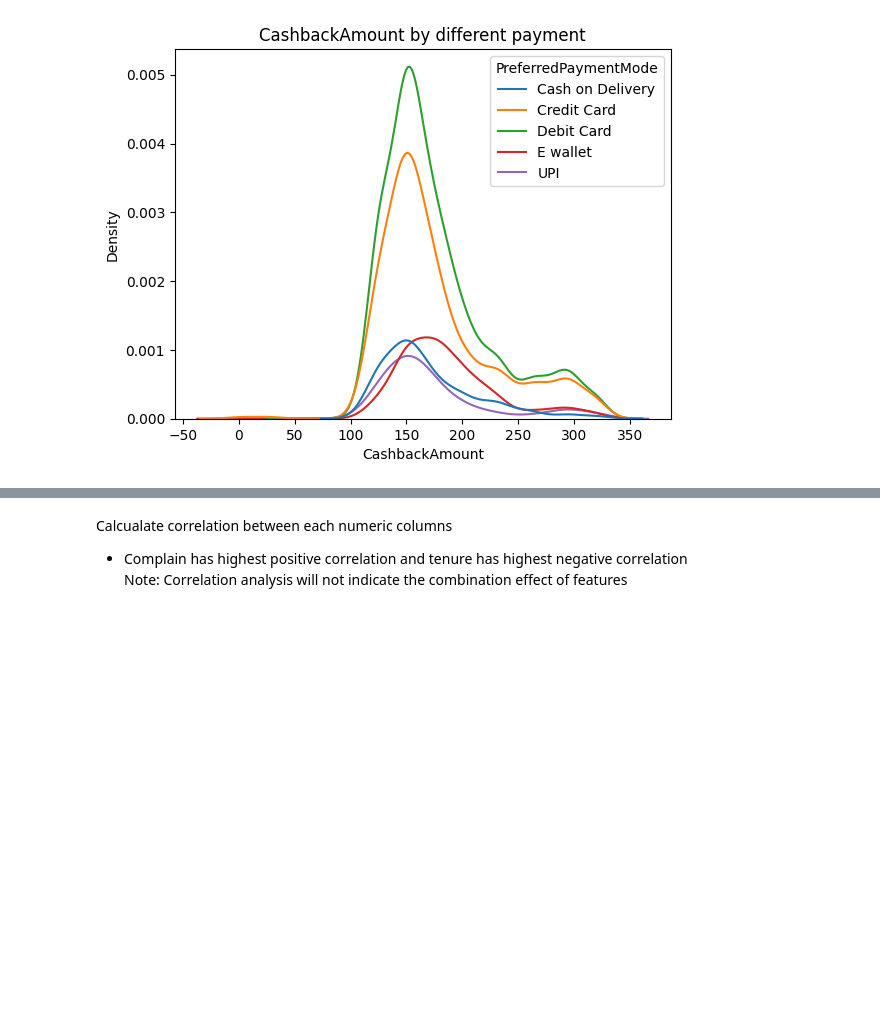
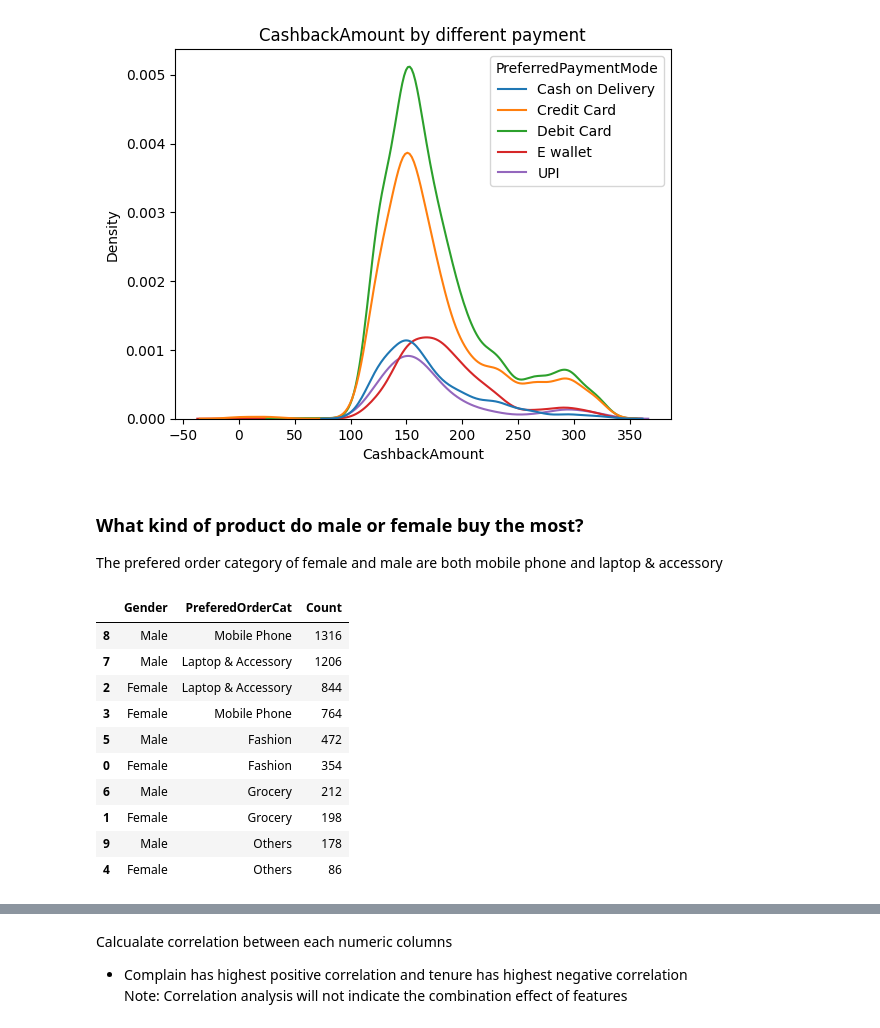
Before and after one commit to TsungYuanHsu/e-commerce_customer_churn_analysis, a Jupyter notebook: e-commerce_customer_churn_analysis.ipynb, the cells around one changed output, grey strips where cells are left out. Drawn from its saved outputs; the diff is of its cells as text; code cells hidden in the pictures; blank space fills up the shorter version.

```diff
--- a/e-commerce_customer_churn_analysis.ipynb
+++ b/e-commerce_customer_churn_analysis.ipynb
@@ -581,3 +594,21 @@ plt.title('CashbackAmount by different payment')
 plt.show()
 # %% [output]
 [figure]
+# %% [markdown]
+### What kind of product do male or female buy the most?
+The prefered order category of female and male are both mobile phone and laptop & accessory
+# %%
+df_eda_gender_cat = df_eda.groupby(['Gender', 'PreferedOrderCat'])['Churn'].count().reset_index(name='Count')
+df_eda_gender_cat.sort_values('Count', ascending=False)
+# %% [output]
+|  | Gender | PreferedOrderCat | Count |
+| 8 | Male | Mobile Phone | 1316 |
+| 7 | Male | Laptop & Accessory | 1206 |
+| 2 | Female | Laptop & Accessory | 844 |
+| 3 | Female | Mobile Phone | 764 |
+| 5 | Male | Fashion | 472 |
+| 0 | Female | Fashion | 354 |
+| 6 | Male | Grocery | 212 |
+| 1 | Female | Grocery | 198 |
+| 9 | Male | Others | 178 |
+| 4 | Female | Others | 86 |
```
Also changed, not shown: parts of 10 cells of this notebook, 1 other file.
